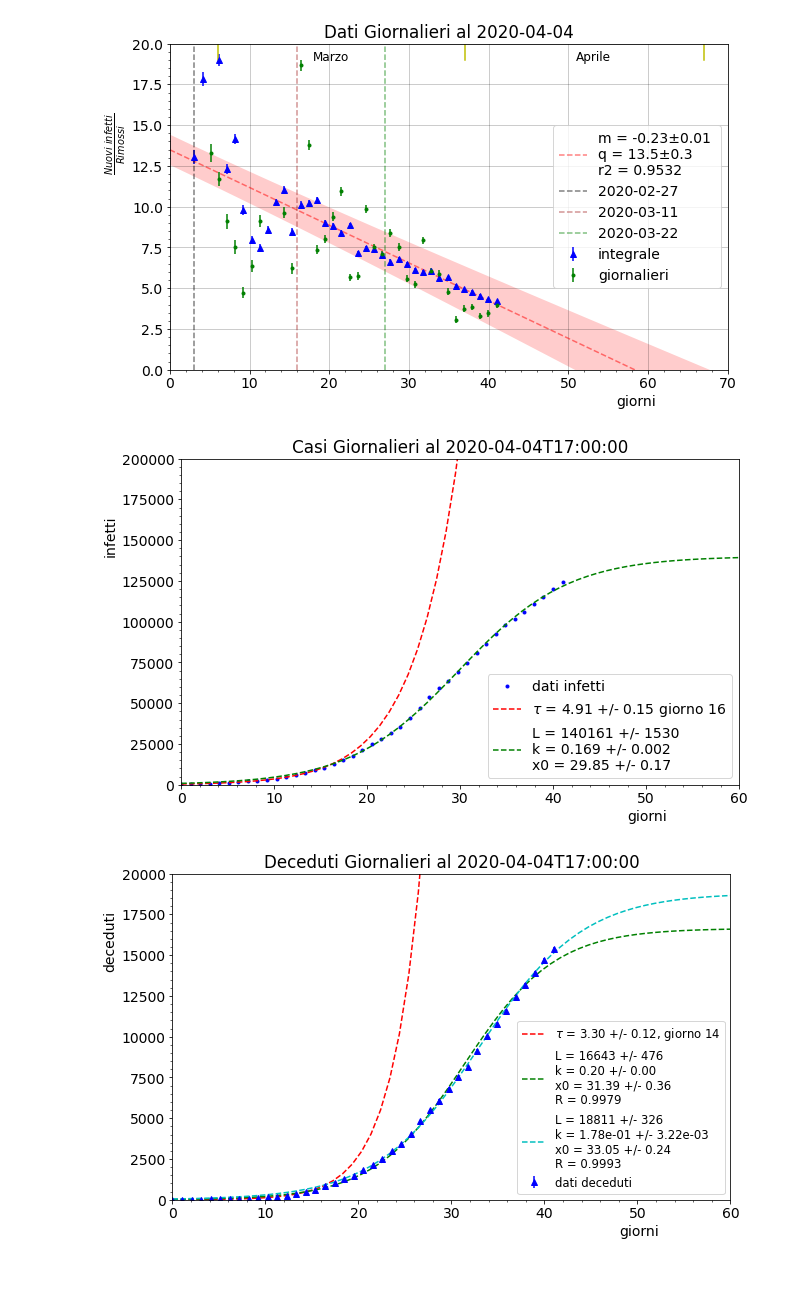
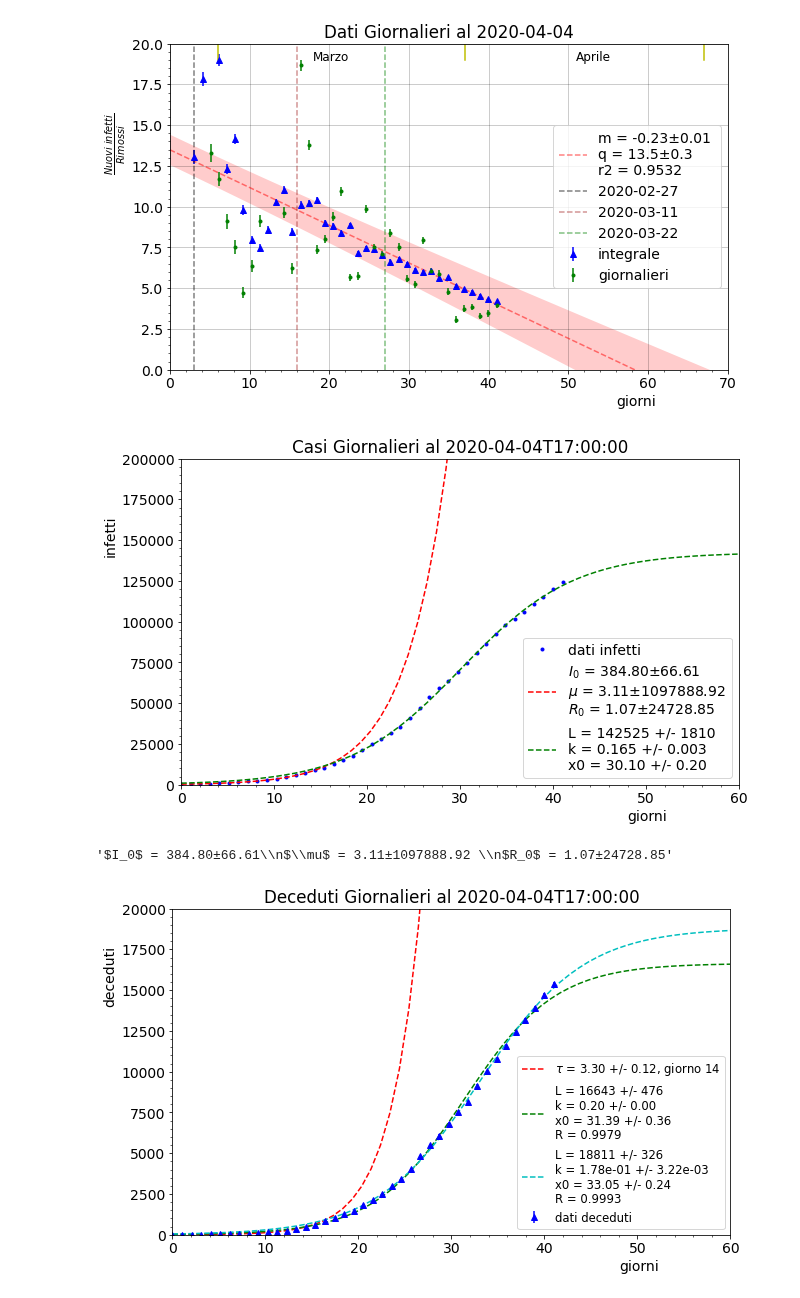
Before and after one commit to lorenzopaolucci/studenti, a Jupyter notebook: covid19.ipynb, the cells around one changed output. Saved outputs shown, nothing was run; the diff lists cells and outputs as text; code cells hidden in the pictures.

```diff
--- a/covid19.ipynb
+++ b/covid19.ipynb
@@ -160,32 +160,41 @@ plt.show()
 # %%
 
 x = np.linspace(0, len(df['data']), len(df['data']))
 
 max_exp_fit = 16
-popt_e,pcov_e = curve_fit(Exp,x[x<max_exp_fit], df['totale_casi'][x<max_exp_fit], p0=[6,4])
+y = df['totale_casi']
+err = np.sqrt(np.gradient(y))
+# popt_e,pcov_e = curve_fit(Exp,x[x<max_exp_fit], y[x<max_exp_fit], p0=[6,3])
+popt_e,pcov_e = curve_fit(Infected,x[x<max_exp_fit], y[x<max_exp_fit], p0=[6,3,1], sigma=err[x<max_exp_fit])
 perr_e = np.sqrt(np.diag(pcov_e))
 fig, ax = plt.subplots(figsize=(10,6))
-ax.plot(x, df['totale_casi'], 'b.', label='dati infetti')
+ax.plot(x, y, 'b.', label='dati infetti')
 
-popt_l,pcov_l = curve_fit(Logistic,x, df['totale_casi'], p0=[130000.,.2, 30.])
+popt_l,pcov_l = curve_fit(Logistic,x[x>max_exp_fit], y[x>max_exp_fit], p0=[130000.,.2, 30.], sigma=err[x>max_exp_fit])
 perr_l = np.sqrt(np.diag(pcov_l))
 
 x=np.linspace(0,60,60)
-ax.plot(x, Exp(x, *popt_e), 'r--', label=r'$\tau$ = {0:.2f} +/- {1:.2f} giorno {2:d}'.format(popt_e[1], perr_e[1], max_exp_fit))
+ax.plot(x, Infected(x, *popt_e), 'r--', label='$I_0$ = {0:.2f}±{1:.2f}\n$\mu$ = {2:.2f}±{3:.2f} \
+\n$R_0$ = {4:.2f}±{5:.2f}'.format(popt_e[0], perr_e[0], popt_e[1], perr_e[1], popt_e[2], perr_e[2]))
 ax.plot(x, Logistic(x, *popt_l), 'g--', label='L = {0:.0f} +/- {1:.0f}\nk = {2:.3f} +/- {3:.3f} \
 \nx0 = {4:.2f} +/- {5:.2f}'.format(popt_l[0], perr_l[0], popt_l[1], perr_l[1], popt_l[2], perr_l[2]))
 
 
 ax.set_xlim(0,60)
 ax.set_ylim(0,200000)
 ax.set_title('Casi Giornalieri al '+str(np.array(df['data'])[-1]))
 ax.legend(loc=4)
 ax.set_xlabel('giorni', horizontalalignment = 'left', x=0.8)
 ax.set_ylabel('infetti', horizontalalignment = 'left', y=0.7)
 plt.minorticks_on()
 plt.show()
 # %% [output]
-[figure, old version]
+[figure, new version]
+# %%
+'$I_0$ = {0:.2f}±{1:.2f}\n$\mu$ = {2:.2f}±{3:.2f} \
+\n$R_0$ = {4:.2f}±{5:.2f}'.format(popt_e[0], perr_e[0], popt_e[1], perr_e[1], popt_e[2], perr_e[2])
+# %% [output]
+'$I_0$ = 384.80±66.61\\n$\\mu$ = 3.11±1097888.92 \\n$R_0$ = 1.07±24728.85'
 # %%
 
 x = np.linspace(0, len(df['data']), len(df['data']))
```
